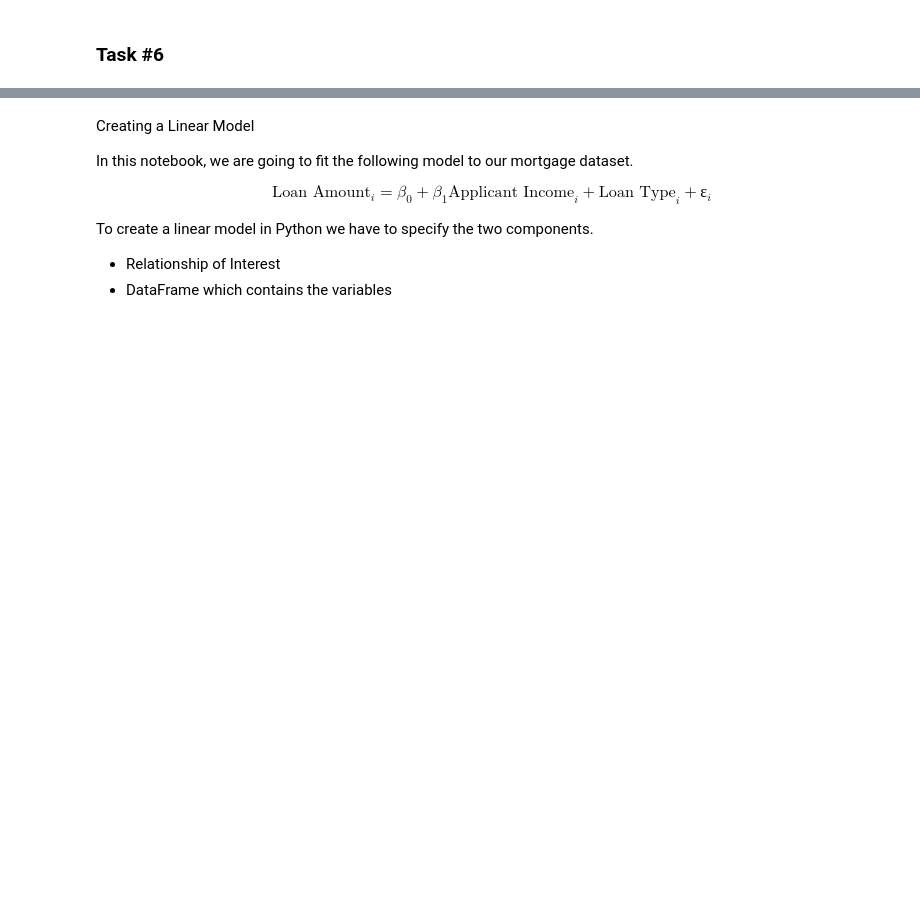
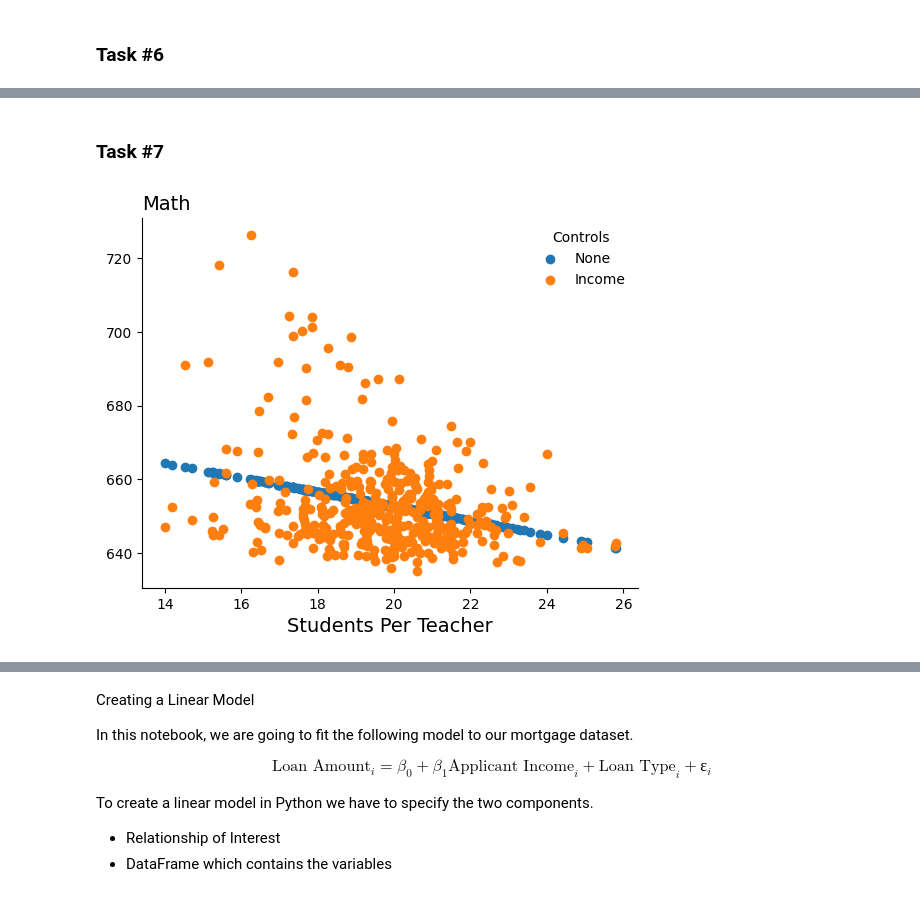
Before and after one commit to pharringtonp19/business-analytics, a Jupyter notebook: notebooks/regression/multivariate_regression_basics_class.ipynb, the cells around one changed output, grey strips where cells are left out. Saved outputs shown, nothing was run; the diff lists cells and outputs as text; code cells hidden in the pictures; blank space fills up the shorter version.

```diff
--- a/notebooks/regression/multivariate_regression_basics_class.ipynb
+++ b/notebooks/regression/multivariate_regression_basics_class.ipynb
@@ -121,0 +125,14 @@ plt.show()
+# %% [markdown]
+### **Task \#7**
+# %%
+plt.scatter(df['students_per_teacher'], results1.fittedvalues, label='None')
+plt.scatter(df['students_per_teacher'], results2.fittedvalues, label='Income')
+ax = plt.gca()
+ax.spines['right'].set_visible(False)
+ax.spines['top'].set_visible(False)
+plt.xlabel('Students Per Teacher', size=14)
+plt.title('Math', loc='left', size=14)
+plt.legend(title='Controls', frameon=False)
+plt.show()
+# %% [output]
+[figure, added]
```
Also changed, not shown: parts of 18 cells of this notebook.
